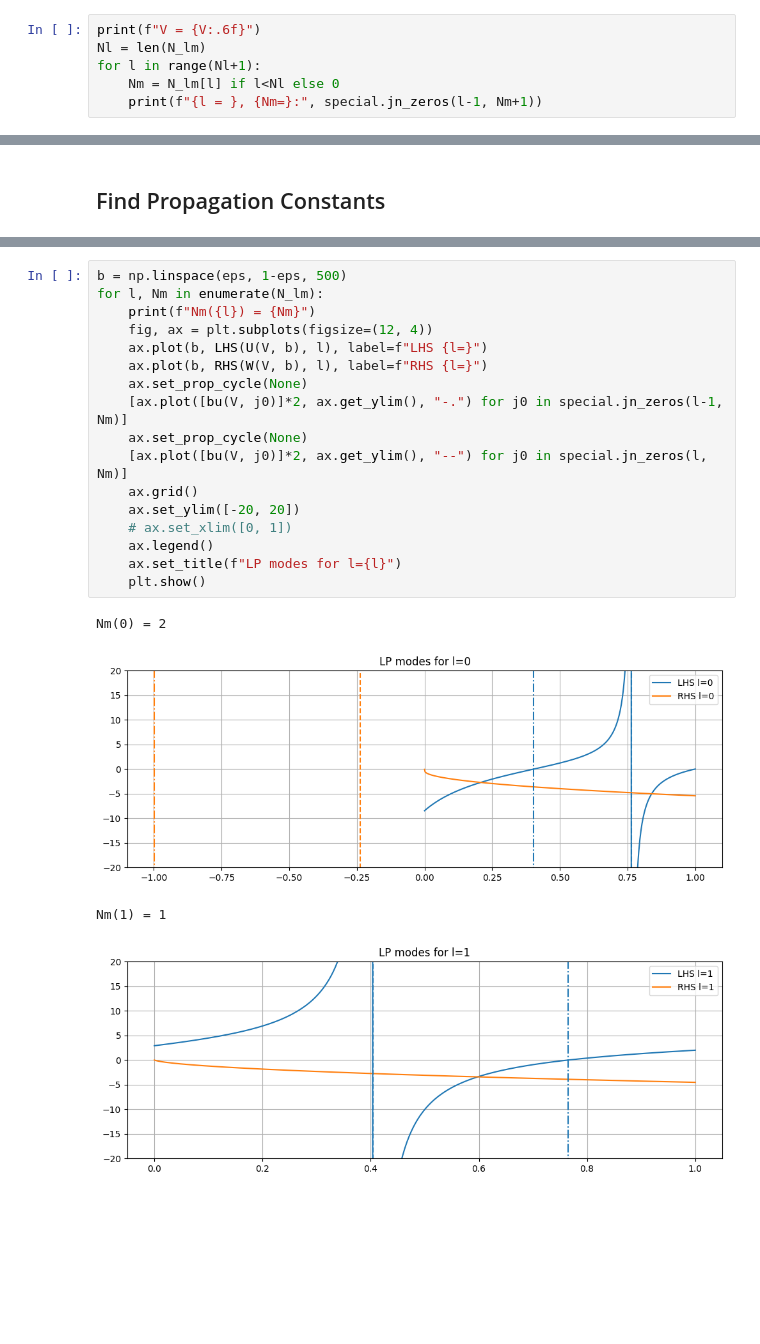
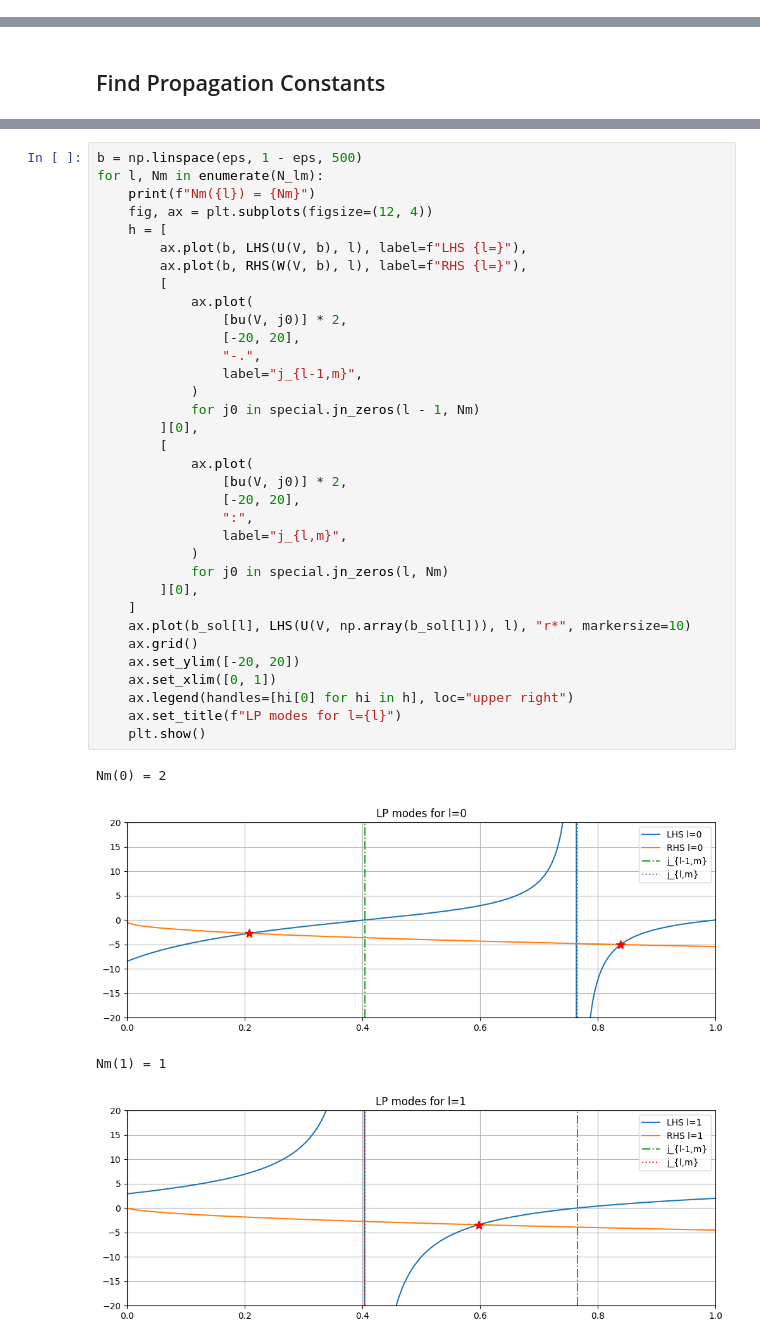
Before and after one commit to aswyatt/DA-Python, a Jupyter notebook: 2025-09/StepIndexFibre_PropConst.ipynb, the cells around one changed output, grey strips where cells are left out. Cells and saved outputs as stored; diff of their text form; blank space fills up the shorter version.

```diff
--- a/2025-09/StepIndexFibre_PropConst.ipynb
+++ b/2025-09/StepIndexFibre_PropConst.ipynb
@@ -175,6 +171,0 @@ Output the zeros of the Bessel functions to make sure we haven't missed any. The
-# %%
-print(f"V = {V:.6f}")
-Nl = len(N_lm)
-for l in range(Nl+1):
-    Nm = N_lm[l] if l<Nl else 0
-    print(f"{l = }, {Nm=}:", special.jn_zeros(l-1, Nm+1))
@@ -252,23 +221,40 @@ RHS = lambda W, l: -W * special.kn(l - 1, W) / special.kn(l, W)
 # %%
-b = np.linspace(eps, 1-eps, 500)
+b = np.linspace(eps, 1 - eps, 500)
 for l, Nm in enumerate(N_lm):
     print(f"Nm({l}) = {Nm}")
     fig, ax = plt.subplots(figsize=(12, 4))
-    ax.plot(b, LHS(U(V, b), l), label=f"LHS {l=}")
-    ax.plot(b, RHS(W(V, b), l), label=f"RHS {l=}")
-    ax.set_prop_cycle(None)
-    [ax.plot([bu(V, j0)]*2, ax.get_ylim(), "-.") for j0 in special.jn_zeros(l-1, Nm)]
-    ax.set_prop_cycle(None)
-    [ax.plot([bu(V, j0)]*2, ax.get_ylim(), "--") for j0 in special.jn_zeros(l, Nm)]
+    h = [
+        ax.plot(b, LHS(U(V, b), l), label=f"LHS {l=}"),
+        ax.plot(b, RHS(W(V, b), l), label=f"RHS {l=}"),
+        [
+            ax.plot(
+                [bu(V, j0)] * 2,
+                [-20, 20],
+                "-.",
+                label="j_{l-1,m}",
+            )
+            for j0 in special.jn_zeros(l - 1, Nm)
+        ][0],
+        [
+            ax.plot(
+                [bu(V, j0)] * 2,
+                [-20, 20],
+                ":",
+                label="j_{l,m}",
+            )
+            for j0 in special.jn_zeros(l, Nm)
+        ][0],
+    ]
+    ax.plot(b_sol[l], LHS(U(V, np.array(b_sol[l])), l), "r*", markersize=10)
     ax.grid()
     ax.set_ylim([-20, 20])
-    # ax.set_xlim([0, 1])
-    ax.legend()
+    ax.set_xlim([0, 1])
+    ax.legend(handles=[hi[0] for hi in h], loc="upper right")
     ax.set_title(f"LP modes for l={l}")
     plt.show()
 # %% [output]
 Nm(0) = 2
-[figure, old version]
+[figure, new version]
 Nm(1) = 1
-[figure, old version]
+[figure, new version]
 Nm(2) = 1
```
Also changed, not shown: parts of 17 cells of this notebook, 1 other file.
